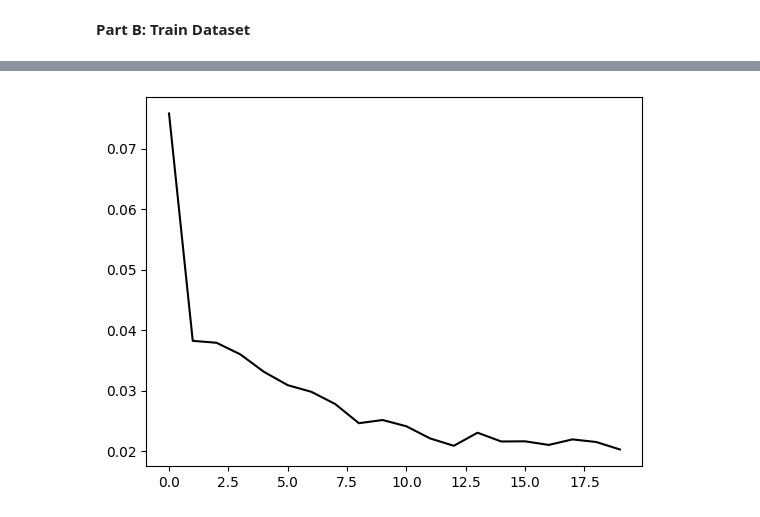
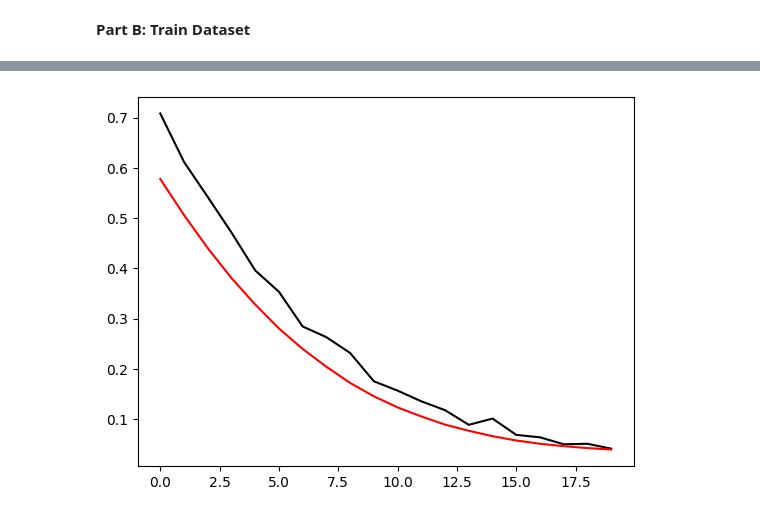
Before and after one commit to hannahzafar/UMDAOSC650, a Jupyter notebook: FinalProject_Zafar.ipynb, the cells around one changed output, grey strips where cells are left out. Cells and saved outputs as stored; diff of their text form; code cells hidden in the pictures.

```diff
--- a/FinalProject_Zafar.ipynb
+++ b/FinalProject_Zafar.ipynb
@@ -235,0 +234,7 @@ target_test.shape
+# %%
+# Split into test and validation
+input_train_split, input_val_split = split_time_series(input_train,0.9)
+target_train_split, target_val_split = split_time_series(target_train,0.9)
+
+print(input_train_split.shape,input_val_split.shape)
+print(target_train_split.shape,target_val_split.shape)
@@ -236,15 +244,28 @@ target_test.shape
 # %%
-# Create a Time Series Generator
-data = input_test
-target = target_test
+# Create Time Series Generators
 
-n_input = 5 #Sea ice persistence of 1-5 months?
+## Create a Time Series Generator for Training
+data = input_train_split
+target = target_train_split
+n_input = 5 #Sea ice persistence of 1-5 months
 n_features = data.shape[1]
 
-# Time series generator
-data_gen = TimeseriesGenerator(data,
+data_gen_train = TimeseriesGenerator(data,
                                target,
                                length=n_input,
                                sampling_rate=1,
-                               batch_size=16, # you can try different batch sizes
+                               stride=5,
+                               batch_size=16,
                                shuffle=True)
+
+## Create a Time Series Generator for Validation
+data = input_val_split
+target = target_val_split
+
+data_gen_val = TimeseriesGenerator(data,
+                               target,
+                               length=n_input,
+                               sampling_rate=1,
+                               stride=5,
+                               batch_size=16,
+                               shuffle=False)
@@ -284,7 +302,7 @@ regressor = keras.Sequential()
 regressor.add(keras.layers.Input(shape=(1, n_features)))
 
 # units are nodes
-regressor.add(keras.layers.LSTM(units=100, return_sequences=False)) # FALSE = many to one
+regressor.add(keras.layers.LSTM(units=1, return_sequences=False)) # FALSE = many to one
 
 # hidden layers
 #regressor.add(keras.layers.Dense(units=8,activation=keras.activations.relu))
@@ -318,9 +336,8 @@ _________________________________________________________________
 # %%
 # Train LSTM
 history = regressor.fit(
-    data_gen,
+    data_gen_train,
     epochs=20,
-    validation_data=data_gen)
-    # validation_split=0.1
+    validation_data=data_gen_val)
 # %% [output]
 Epoch 1/20
@@ -336,7 +360,7 @@ KeyboardInterrupt:
 # %%
 # Plot loss curves
 plt.plot(range(0,20), history.history['loss'], c='k')
-# plt.plot(range(0,25), history.history['val_loss'], c='r')
+plt.plot(range(0,20), history.history['val_loss'], c='r')
 plt.show()
 # %% [output]
-[figure, old version]
+[figure, new version]
```
Also changed, not shown: parts of 14 cells of this notebook.
